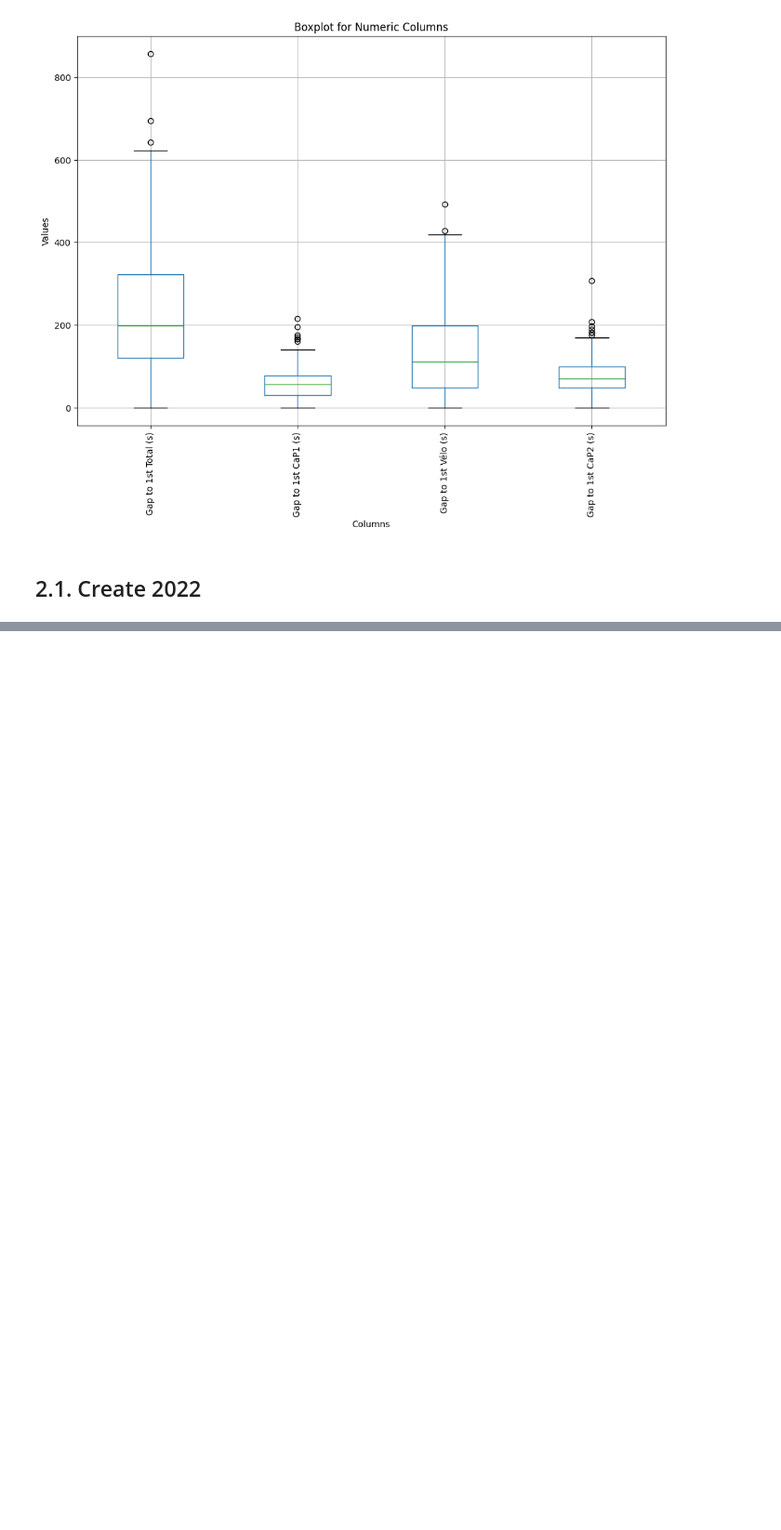
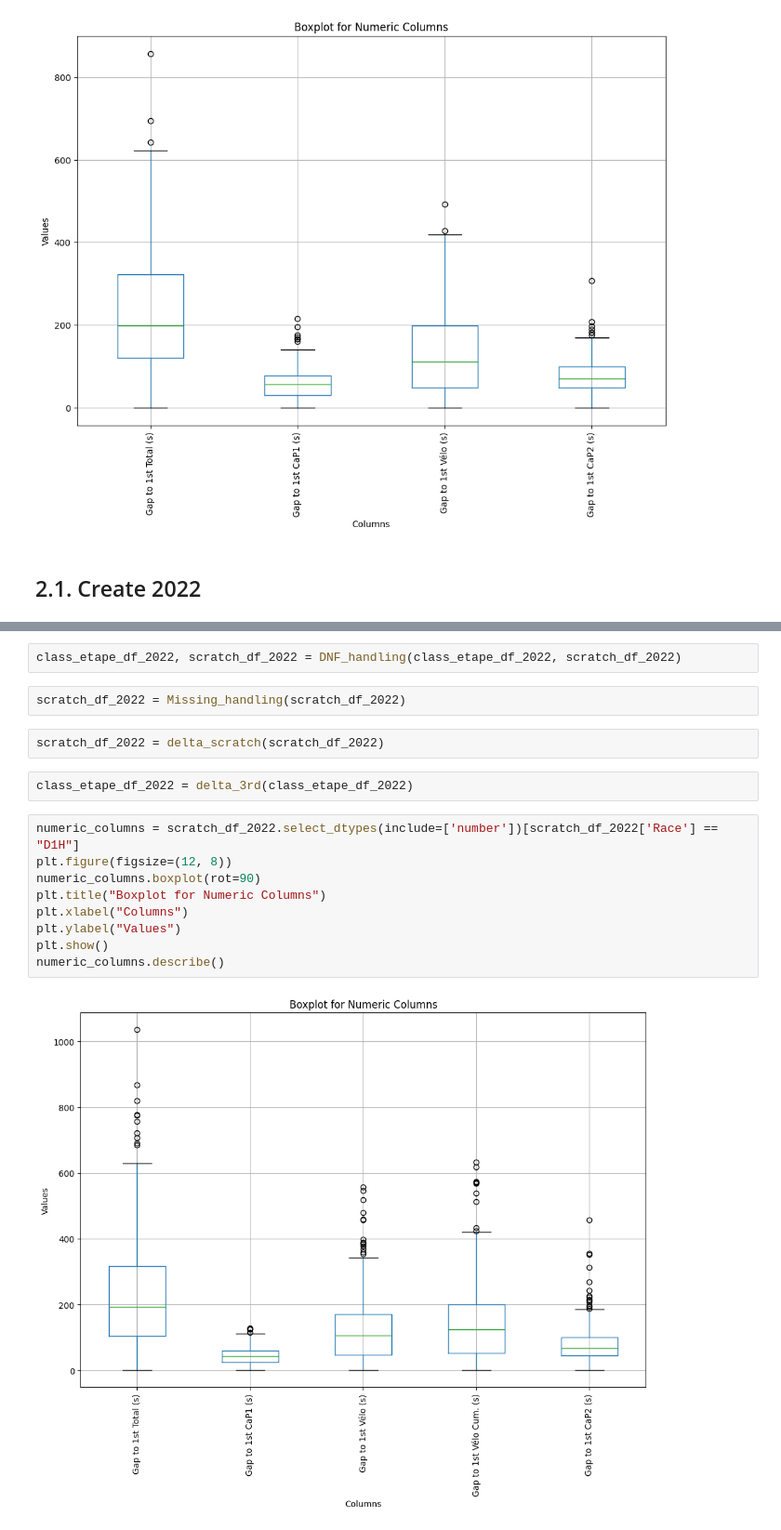
Before and after one commit to VioleauPierre/Grand_Prix_Duathlon_analysis, a Jupyter notebook: GP_Duathlon.ipynb, the cells around one changed output, grey strips where cells are left out. Shown at 93% size. Drawn from its saved outputs; the diff is of its cells as text; blank space fills up the shorter version.

```diff
--- a/GP_Duathlon.ipynb
+++ b/GP_Duathlon.ipynb
@@ -523,0 +524,19 @@ scratch_df_2022 = scratch_df_2022.drop(columns=["Dossard", 'Velo1', 'Velo2', 'Ca
+# %%
+class_etape_df_2022, scratch_df_2022 = DNF_handling(class_etape_df_2022, scratch_df_2022)
+# %%
+scratch_df_2022 = Missing_handling(scratch_df_2022)
+# %%
+scratch_df_2022 = delta_scratch(scratch_df_2022)
+# %%
+class_etape_df_2022 = delta_3rd(class_etape_df_2022)
+# %%
+numeric_columns = scratch_df_2022.select_dtypes(include=['number'])[scratch_df_2022['Race'] == "D1H"]
+plt.figure(figsize=(12, 8))
+numeric_columns.boxplot(rot=90)
+plt.title("Boxplot for Numeric Columns")
+plt.xlabel("Columns")
+plt.ylabel("Values")
+plt.show()
+numeric_columns.describe()
+# %% [output]
+[figure, added]
```
Also changed, not shown: parts of 11 cells of this notebook.
